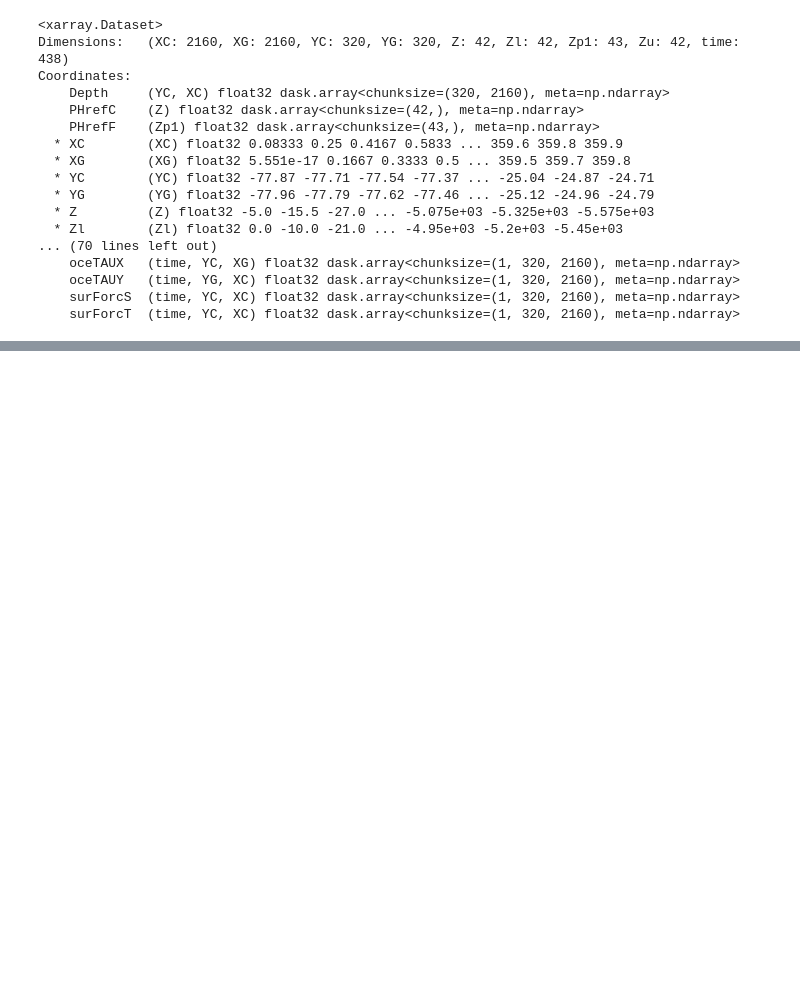
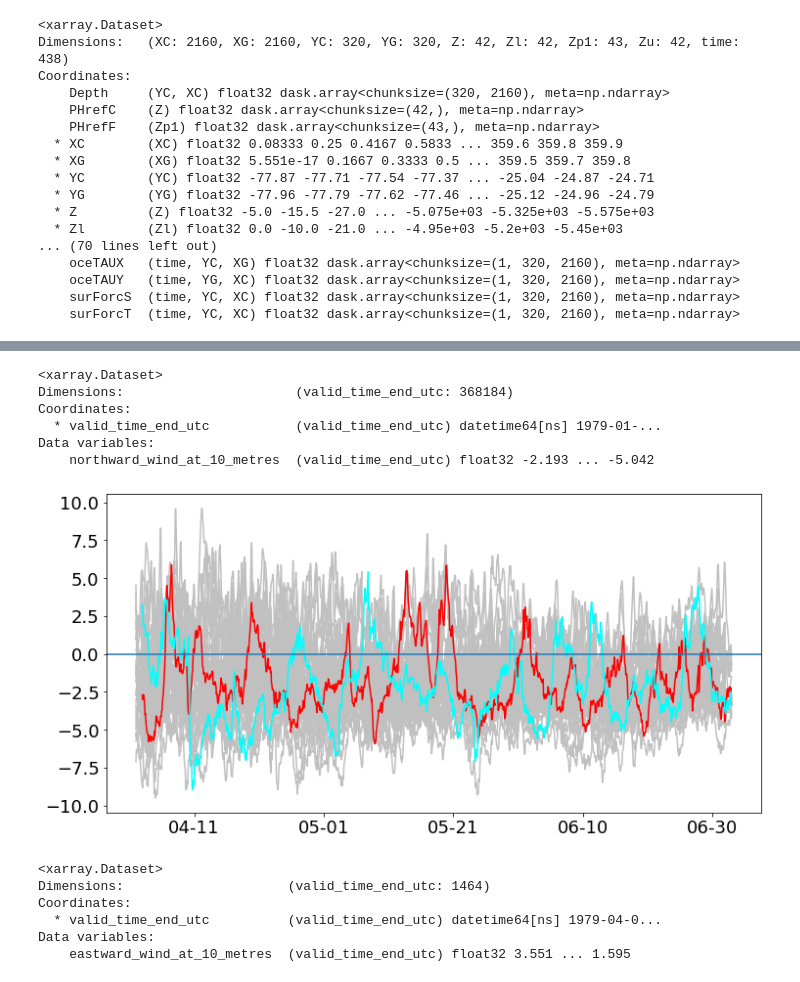
Before and after one commit to cgentemann/cloud_science, a Jupyter notebook: sst_science/ERA5_Uwnd_explore.ipynb, the cells around one changed output, grey strips where cells are left out. Cells and saved outputs as stored; diff of their text form; code cells hidden in the pictures; blank space fills up the shorter version.

```diff
--- a/sst_science/ERA5_Uwnd_explore.ipynb
+++ b/sst_science/ERA5_Uwnd_explore.ipynb
@@ -232,3 +267,9 @@ Coordinates:
     oceTAUY   (time, YG, XC) float32 dask.array<chunksize=(1, 320, 2160), meta=np.ndarray>
     surForcS  (time, YC, XC) float32 dask.array<chunksize=(1, 320, 2160), meta=np.ndarray>
     surForcT  (time, YC, XC) float32 dask.array<chunksize=(1, 320, 2160), meta=np.ndarray>
+# %%
+%%time
+# test for bill
+
+ds = open_era5_range(1979, 2020, ["northward_wind_at_10_metres"])
+ts2 = ds.sel(lon=slice(236,239),lat=slice(39,37)).mean({'lat','lon'}).load()
@@ -234,0 +280,42 @@ Coordinates:
+# %%
+ts2
+# %% [output]
+<xarray.Dataset>
+Dimensions:                      (valid_time_end_utc: 368184)
+Coordinates:
+  * valid_time_end_utc           (valid_time_end_utc) datetime64[ns] 1979-01-...
+Data variables:
+    northward_wind_at_10_metres  (valid_time_end_utc) float32 -2.193 ... -5.042
+# %%
+
+fig, ax = plt.subplots(figsize=(12, 6))
+for lyr in range(1979,2021):
+    yr = ts2.sel(valid_time_end_utc=slice(str(lyr)+'-04-01',str(lyr)+'-06-30'))
+    xx=yr.valid_time_end_utc.dt.dayofyear+yr.valid_time_end_utc.dt.hour/24
+    ax.plot(xx,yr.northward_wind_at_10_metres,color='silver')
+#color_order = ['green','grey','blue','red']
+#for i,lyr in enumerate(np.arange(2017,2021)):
+#    yr = ts.sel(valid_time_end_utc=slice(str(lyr)+'-08-01',str(lyr)+'-10-29'))
+#    ax.plot(xx,yr.eastward_wind_at_10_metres,color=color_order[i])
+color_order = ['red']
+for i,lyr in enumerate(np.arange(2020,2021)):
+    yr = ts2.sel(valid_time_end_utc=slice(str(lyr)+'-04-01',str(lyr)+'-06-30'))
+    ax.plot(xx,yr.northward_wind_at_10_metres,color=color_order[i])
+color_order = ['cyan']
+for i,lyr in enumerate(np.arange(2013,2014)):
+    yr = ts2.sel(valid_time_end_utc=slice(str(lyr)+'-04-01',str(lyr)+'-06-30'))
+    ax.plot(xx,yr.northward_wind_at_10_metres,color=color_order[i])
+ax.axhline(y=0)
+date_form = DateFormatter("%m-%d")
+ax.xaxis.set_major_formatter(date_form)
+# %% [output]
+[figure, added]
+# %%
+yr
+# %% [output]
+<xarray.Dataset>
+Dimensions:                     (valid_time_end_utc: 1464)
+Coordinates:
+  * valid_time_end_utc          (valid_time_end_utc) datetime64[ns] 1979-04-0...
+Data variables:
+    eastward_wind_at_10_metres  (valid_time_end_utc) float32 3.551 ... 1.595
```
Also changed, not shown: parts of 8 cells of this notebook, 2 other files.
